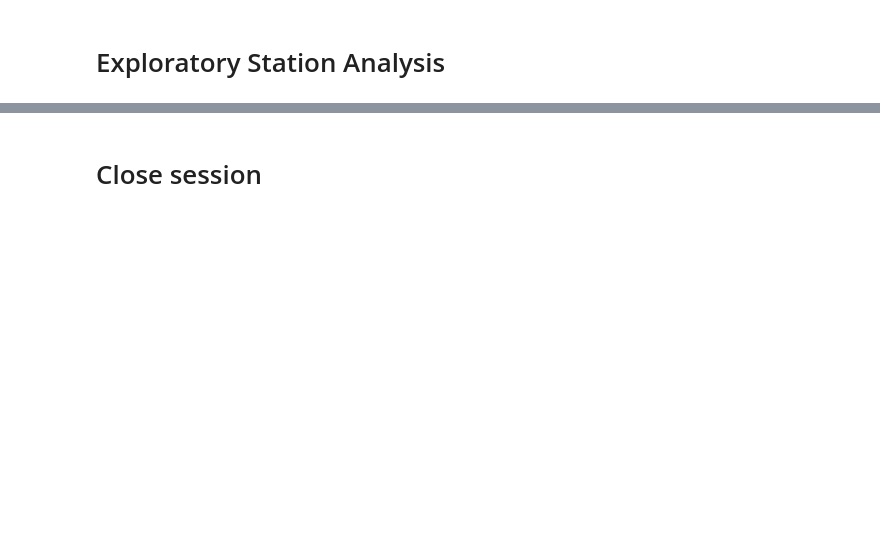
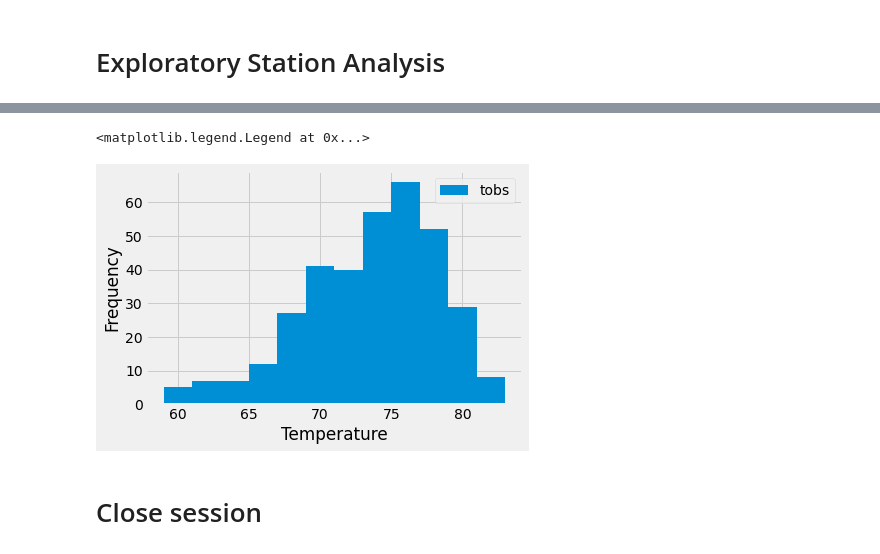
Before and after one commit to ailiushin/sqlalchemy-challenge, a Jupyter notebook: climate.ipynb, the cells around one changed output, grey strips where cells are left out. Drawn from its saved outputs; the diff is of its cells as text; code cells hidden in the pictures; blank space fills up the shorter version.

```diff
--- a/climate.ipynb
+++ b/climate.ipynb
@@ -71,2 +122,7 @@ session.query(Measurement.date).order_by(Measurement.date).first()
 # %%
 # Using the most active station id from the previous query, calculate the lowest, highest, and average temperature.
+station = 'USC00519281'
+
+session.query(func.max(Measurement.tobs),
+              func.min(Measurement.tobs),
+              func.avg(Measurement.tobs)).filter(Measurement.station == station).all()
@@ -73,3 +131,12 @@ session.query(Measurement.date).order_by(Measurement.date).first()
 # %%
 # Using the most active station id
 # Query the last 12 months of temperature observation data for this station and plot the results as a histogram
+sel = [Measurement.date, Measurement.tobs]
+station_temperatures = session.query(*sel).\
+        filter(func.strftime(Measurement.date) >= begin_date, Measurement.station == station).\
+        group_by(Measurement.date).\
+        order_by(Measurement.date).all()
+
+#converting list from query into dataframe
+station_temperatures_df = pd.DataFrame(station_temperatures, columns=['Measurement Date','Temperature'])
+station_temperatures_df.head()
@@ -76,3 +150,13 @@ session.query(Measurement.date).order_by(Measurement.date).first()
+# %%
+#plotting historgram using matplotlib
+plt.hist(station_temperatures_df['Temperature'],bins=12, label= "tobs")
+plt.xlabel("Temperature")
+plt.ylabel("Frequency")
+plt.figsize=(15,15)
+plt.legend()
+# %% [output]
+<matplotlib.legend.Legend at 0x...>
+[figure, added]
 # %% [markdown]
 # Close session
 # %%
```
Also changed, not shown: parts of 7 cells of this notebook, 1 other file.
